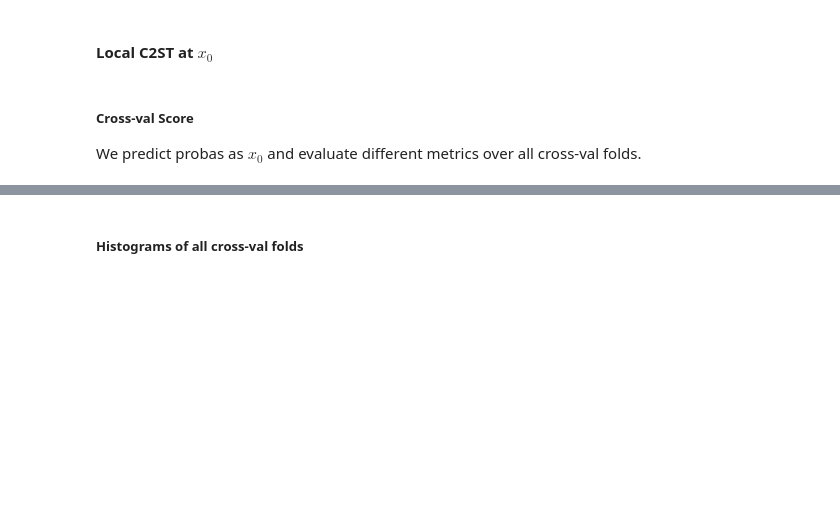
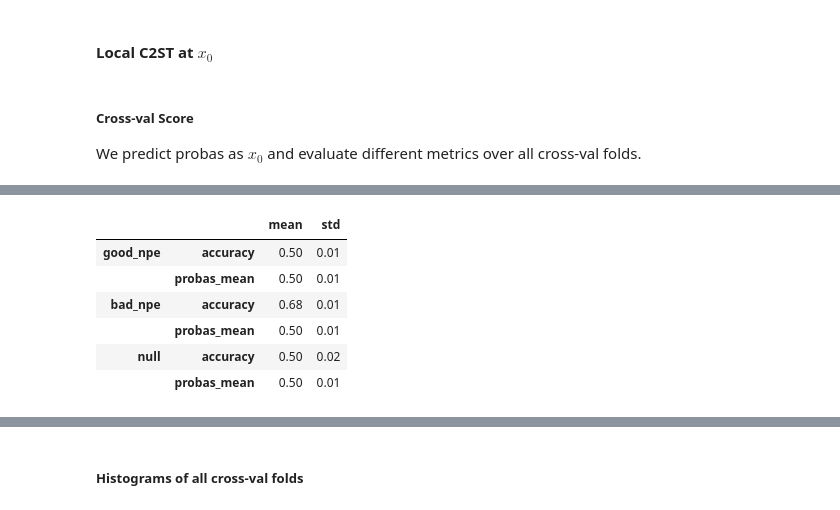
Before and after one commit to JuliaLinhart/valDiags_flows, a Jupyter notebook: notebooks/Local_C2ST_example_1D_lampe.ipynb, the cells around one changed output, grey strips where cells are left out. Drawn from its saved outputs; the diff is of its cells as text; code cells hidden in the pictures; blank space fills up the shorter version.

Commit message:
score 1 class only vs both

```diff
--- a/notebooks/Local_C2ST_example_1D_lampe.ipynb
+++ b/notebooks/Local_C2ST_example_1D_lampe.ipynb
@@ -466,0 +498,57 @@ The accuracy however shows large fluctuations: it is not a good metric at fixed
+# %%
+inv_flow_samples_true_good = npe_good.flow(x_0).transform(samples_theta_x_0).detach().numpy()
+inv_flow_samples_true_bad = npe_bad.flow(x_0).transform(samples_theta_x_0).detach().numpy()
+
+scores_good_ref, probas_good_ref = lc2st_scores(
+    P=base_dist_samples,
+    Q=inv_flow_samples_cal_good,
+    x_cal=x_cal,
+    x_eval=x_0,
+    metrics=metrics,
+    n_folds=10,
+    clf_kwargs=clf_kwargs,
+    Q_eval = inv_flow_samples_true_good
+)
+df_lc2st_good = pd.DataFrame(scores_good_ref)
+
+scores_bad_ref, probas_bad_ref = lc2st_scores(
+    P=base_dist_samples,
+    Q=inv_flow_samples_cal_bad,
+    x_cal=x_cal,
+    x_eval=x_0,
+    metrics=metrics,
+    n_folds=10,
+    clf_kwargs=clf_kwargs,
+    Q_eval = inv_flow_samples_true_bad
+)
+df_lc2st_bad = pd.DataFrame(scores_bad_ref)
+
+scores_null_ref, probas_null_ref = lc2st_scores(
+    P=base_dist_samples,
+    Q=base_dist_samples_2,
+    x_cal=x_cal,
+    x_eval=x_0,
+    metrics=metrics,
+    n_folds=10,
+    clf_kwargs=clf_kwargs,
+    Q_eval = base_dist_samples_2
+)
+df_lc2st_null = pd.DataFrame(scores_null_ref)
+
+
+df_lc2st = pd.DataFrame({})
+
+dfs = [
+    pd.concat([df.mean(axis=0).rename("mean"), df.std(axis=0).rename("std"),], axis=1)
+    for df in [df_lc2st_good, df_lc2st_bad, df_lc2st_null]
+]
+df_explc2st = pd.concat(dfs, keys=["good_npe", "bad_npe", "null"])
+df_explc2st.round(2)
+# %% [output]
+|  |  | mean | std |
+| good_npe | accuracy | 0.50 | 0.01 |
+|  | probas_mean | 0.50 | 0.01 |
+| bad_npe | accuracy | 0.68 | 0.01 |
+|  | probas_mean | 0.50 | 0.01 |
+| null | accuracy | 0.50 | 0.02 |
+|  | probas_mean | 0.50 | 0.01 |
```
Also changed, not shown: parts of 39 cells of this notebook, 1 other file.
